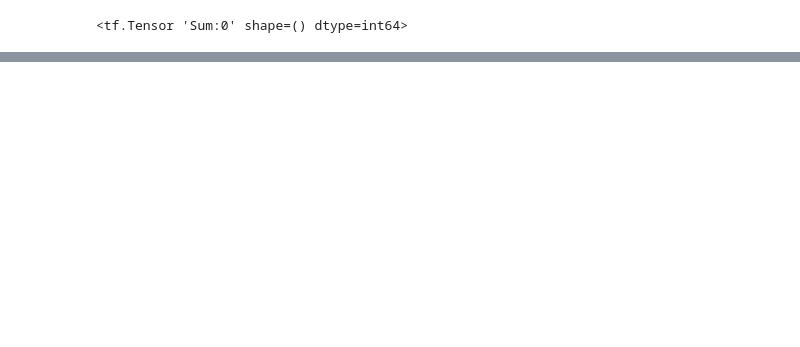
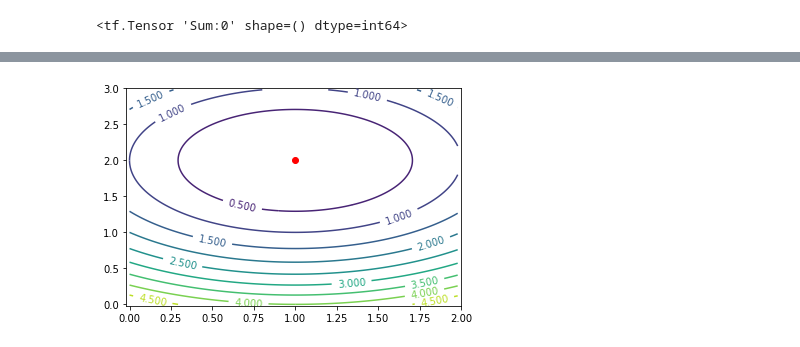
Before and after one commit to aditjosh/datascience_python, a Jupyter notebook: tensor_grad_descent/intro_to_tensorflow.ipynb, the cells around one changed output, grey strips where cells are left out. Cells and saved outputs as stored; diff of their text form; code cells hidden in the pictures; blank space fills up the shorter version.

```diff
--- a/tensor_grad_descent/intro_to_tensorflow.ipynb
+++ b/tensor_grad_descent/intro_to_tensorflow.ipynb
@@ -51,0 +228,45 @@ Wall time: 4.54 ms
+# %%
+y_guess = tf.Variable(np.zeros(2, dtype='float32'))
+y_true = tf.range(1, 3, dtype='float32')
+
+loss = tf.reduce_mean((y_guess - y_true + 0.5*tf.random_normal([2]))**2)
+
+step = tf.train.MomentumOptimizer(0.03, 0.5).minimize(loss, var_list=y_guess)
+# %%
+from matplotlib import animation, rc
+import matplotlib_utils
+from IPython.display import HTML, display_html
+
+# nice figure settings
+fig, ax = plt.subplots()
+y_true_value = s.run(y_true)
+level_x = np.arange(0, 2, 0.02)
+level_y = np.arange(0, 3, 0.02)
+X, Y = np.meshgrid(level_x, level_y)
+Z = (X - y_true_value[0])**2 + (Y - y_true_value[1])**2
+ax.set_xlim(-0.02, 2)
+ax.set_ylim(-0.02, 3)
+s.run(tf.global_variables_initializer())
+ax.scatter(*s.run(y_true), c='red')
+contour = ax.contour(X, Y, Z, 10)
+ax.clabel(contour, inline=1, fontsize=10)
+line, = ax.plot([], [], lw=2)
+
+# start animation with empty trajectory
+def init():
+    line.set_data([], [])
+    return (line,)
+
+trajectory = [s.run(y_guess)]
+
+# one animation step (make one GD step)
+def animate(i):
+    s.run(step)
+    trajectory.append(s.run(y_guess))
+    line.set_data(*zip(*trajectory))
+    return (line,)
+
+anim = animation.FuncAnimation(fig, animate, init_func=init,
+                               frames=100, interval=20, blit=True)
+# %% [output]
+[figure, added]
```
Also changed, not shown: parts of 26 cells of this notebook, 2 other files.
